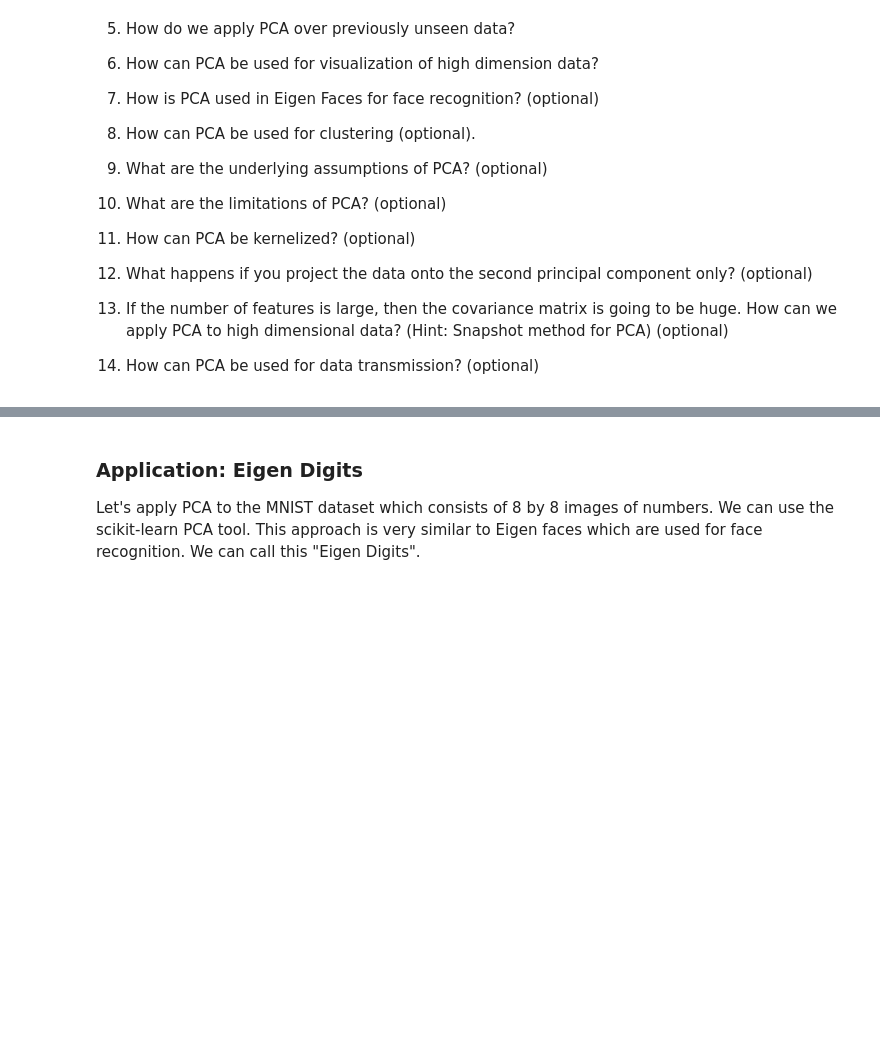
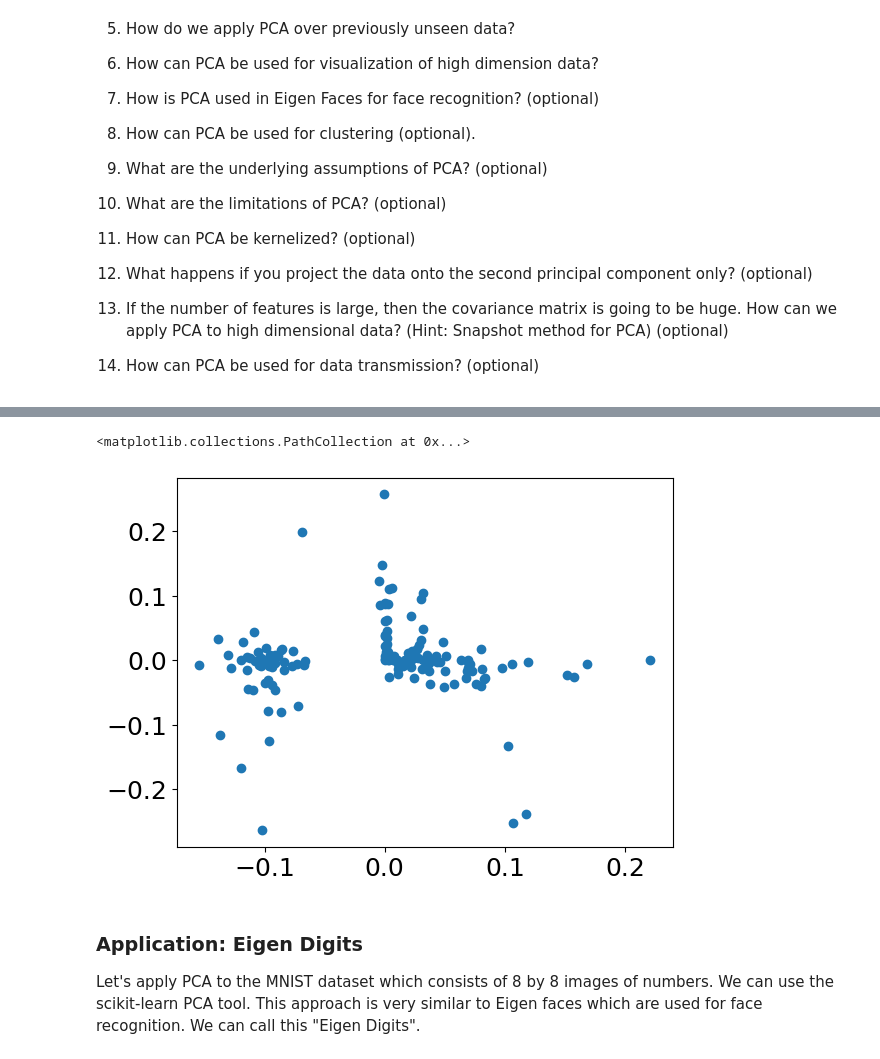
Before and after one commit to foxtrotmike/PCA-Tutorial, a Jupyter notebook: pca-lagrange.ipynb, the cells around one changed output, grey strips where cells are left out. Cells and saved outputs as stored; diff of their text form; code cells hidden in the pictures; blank space fills up the shorter version.

```diff
--- a/pca-lagrange.ipynb
+++ b/pca-lagrange.ipynb
@@ -403,3 +570,11 @@ Note that the covariance matrix $\mathbf C=\frac{1}{N}\sum_{i=1}^{N}[(\mathbf x_
+# %%
+Z_mi = -np.sign(U)*0.5*np.log2(1-U**2)*S/np.sqrt(d-1)
+#uncomment last part to get equivalent of loadings
+plt.figure()
+plt.scatter(Z_mi[:,0],Z_mi[:,1]) #with mi scaling
+# %% [output]
+<matplotlib.collections.PathCollection at 0x...>
+[figure, added]
 # %% [markdown]
 ### Application: Eigen Digits
 
```
Also changed, not shown: parts of 29 cells of this notebook.
